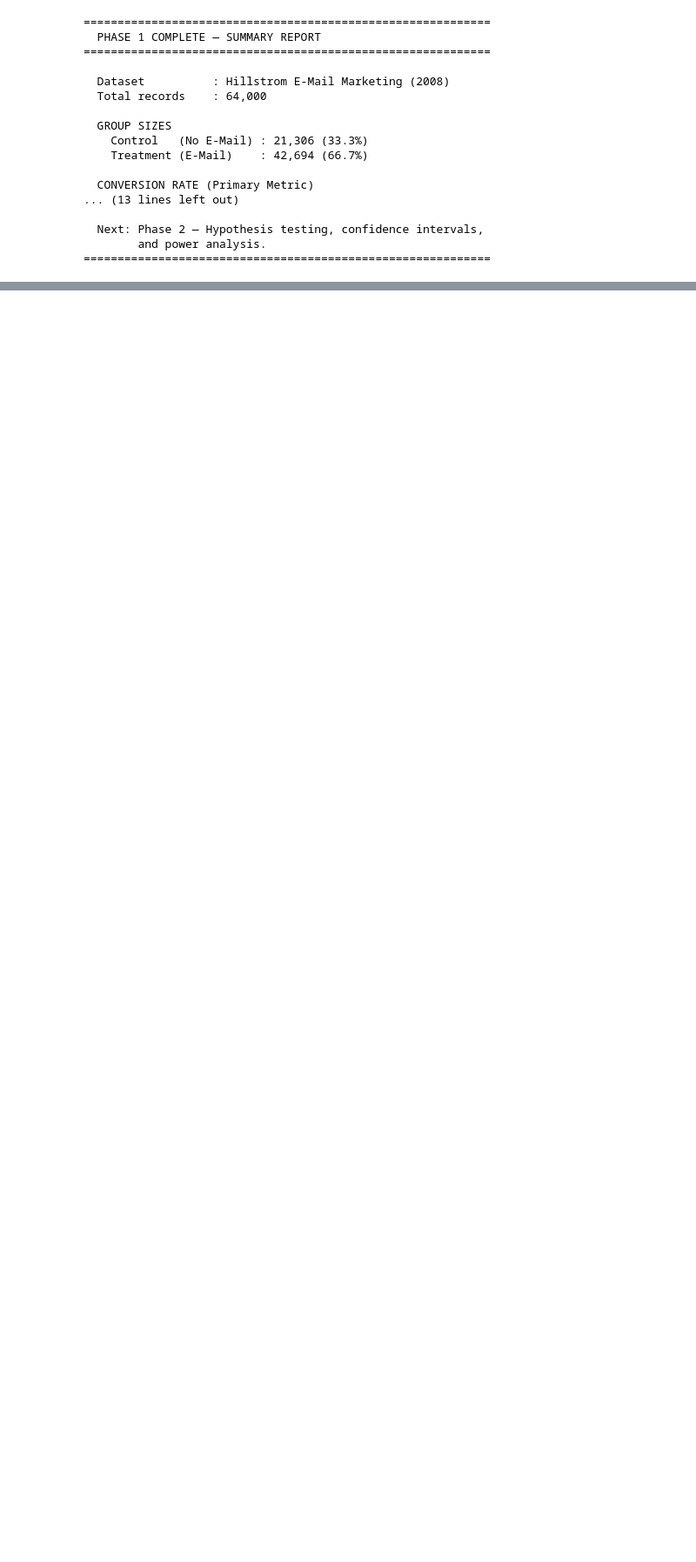
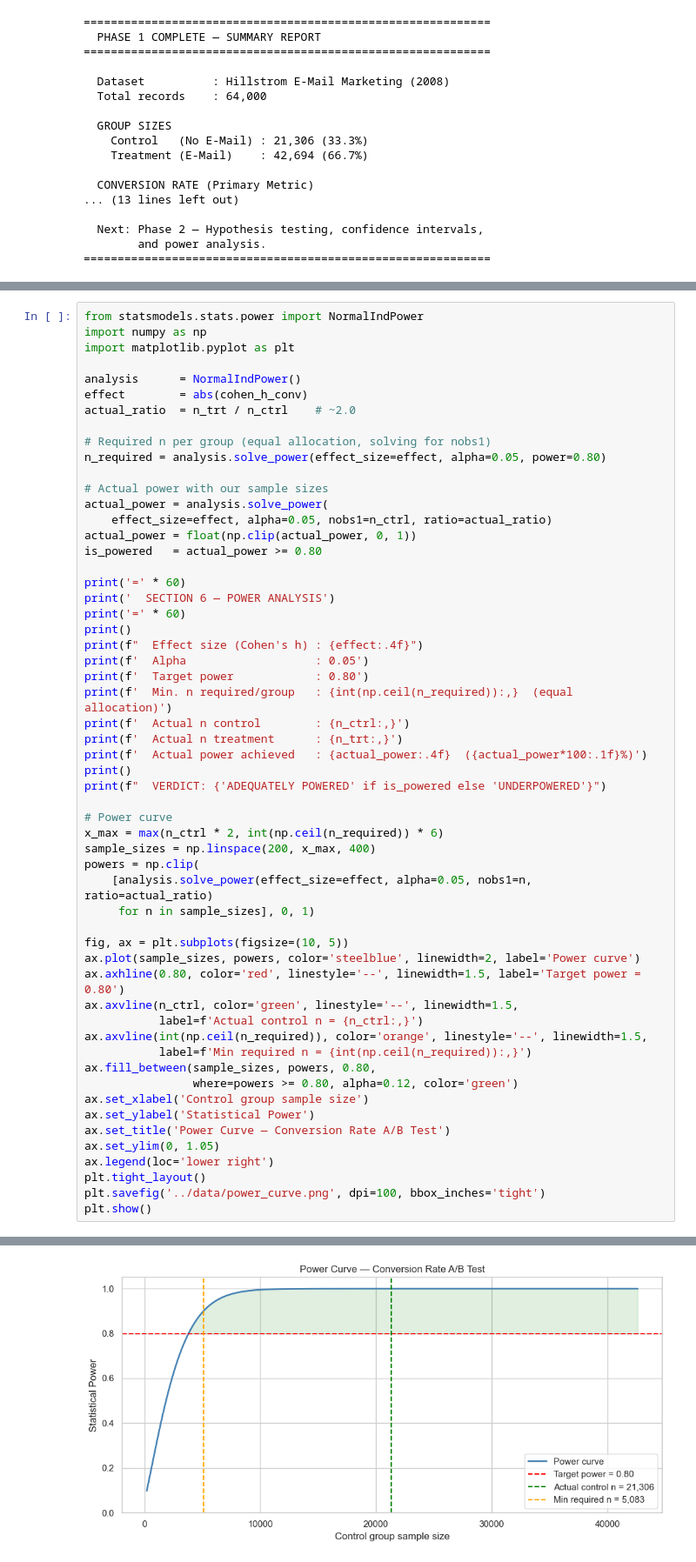
Before and after one commit to vishaalsai/ab-testing-uplift-modeling, a Jupyter notebook: notebooks/analysis.ipynb, the cells around one changed output, grey strips where cells are left out. Shown at 87% size. Drawn from its saved outputs; the diff is of its cells as text; blank space fills up the shorter version.

Commit message:
Phase 2 complete: A/B test analysis, power analysis, uplift modeling, cohort segmentation, decision recommendation
Co-Authored-By: Claude Sonnet 4.6 <noreply@anthropic.com>

```diff
--- a/notebooks/analysis.ipynb
+++ b/notebooks/analysis.ipynb
@@ -308,0 +402,57 @@ print('=' * 60)
+# %%
+from statsmodels.stats.power import NormalIndPower
+import numpy as np
+import matplotlib.pyplot as plt
+
+analysis      = NormalIndPower()
+effect        = abs(cohen_h_conv)
+actual_ratio  = n_trt / n_ctrl    # ~2.0
+
+# Required n per group (equal allocation, solving for nobs1)
+n_required = analysis.solve_power(effect_size=effect, alpha=0.05, power=0.80)
+
+# Actual power with our sample sizes
+actual_power = analysis.solve_power(
+    effect_size=effect, alpha=0.05, nobs1=n_ctrl, ratio=actual_ratio)
+actual_power = float(np.clip(actual_power, 0, 1))
+is_powered   = actual_power >= 0.80
+
+print('=' * 60)
+print('  SECTION 6 — POWER ANALYSIS')
+print('=' * 60)
+print()
+print(f"  Effect size (Cohen's h) : {effect:.4f}")
+print(f'  Alpha                   : 0.05')
+print(f'  Target power            : 0.80')
+print(f'  Min. n required/group   : {int(np.ceil(n_required)):,}  (equal allocation)')
+print(f'  Actual n control        : {n_ctrl:,}')
+print(f'  Actual n treatment      : {n_trt:,}')
+print(f'  Actual power achieved   : {actual_power:.4f}  ({actual_power*100:.1f}%)')
+print()
+print(f"  VERDICT: {'ADEQUATELY POWERED' if is_powered else 'UNDERPOWERED'}")
+
+# Power curve
+x_max = max(n_ctrl * 2, int(np.ceil(n_required)) * 6)
+sample_sizes = np.linspace(200, x_max, 400)
+powers = np.clip(
+    [analysis.solve_power(effect_size=effect, alpha=0.05, nobs1=n, ratio=actual_ratio)
+     for n in sample_sizes], 0, 1)
+
+fig, ax = plt.subplots(figsize=(10, 5))
+ax.plot(sample_sizes, powers, color='steelblue', linewidth=2, label='Power curve')
+ax.axhline(0.80, color='red', linestyle='--', linewidth=1.5, label='Target power = 0.80')
+ax.axvline(n_ctrl, color='green', linestyle='--', linewidth=1.5,
+           label=f'Actual control n = {n_ctrl:,}')
+ax.axvline(int(np.ceil(n_required)), color='orange', linestyle='--', linewidth=1.5,
+           label=f'Min required n = {int(np.ceil(n_required)):,}')
+ax.fill_between(sample_sizes, powers, 0.80,
+                where=powers >= 0.80, alpha=0.12, color='green')
+ax.set_xlabel('Control group sample size')
+ax.set_ylabel('Statistical Power')
+ax.set_title('Power Curve — Conversion Rate A/B Test')
+ax.set_ylim(0, 1.05)
+ax.legend(loc='lower right')
+plt.tight_layout()
+plt.savefig('../data/power_curve.png', dpi=100, bbox_inches='tight')
+plt.show()
+# %% [output]
@@ -308,0 +472 @@ print('=' * 60)
+[figure, added]
```
Also changed, not shown: parts of 11 cells of this notebook.
